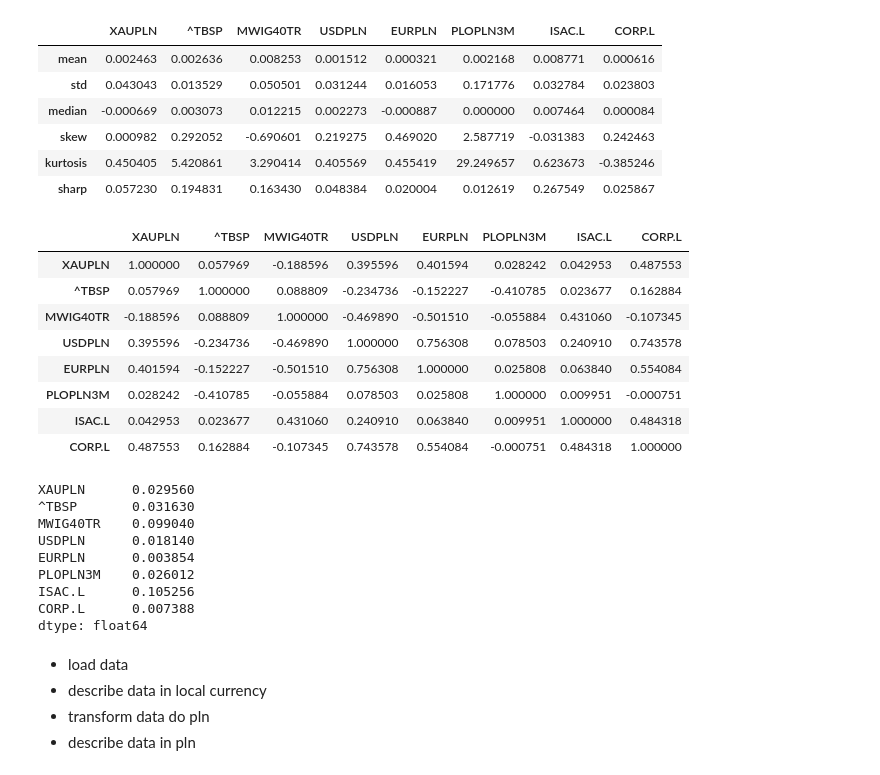
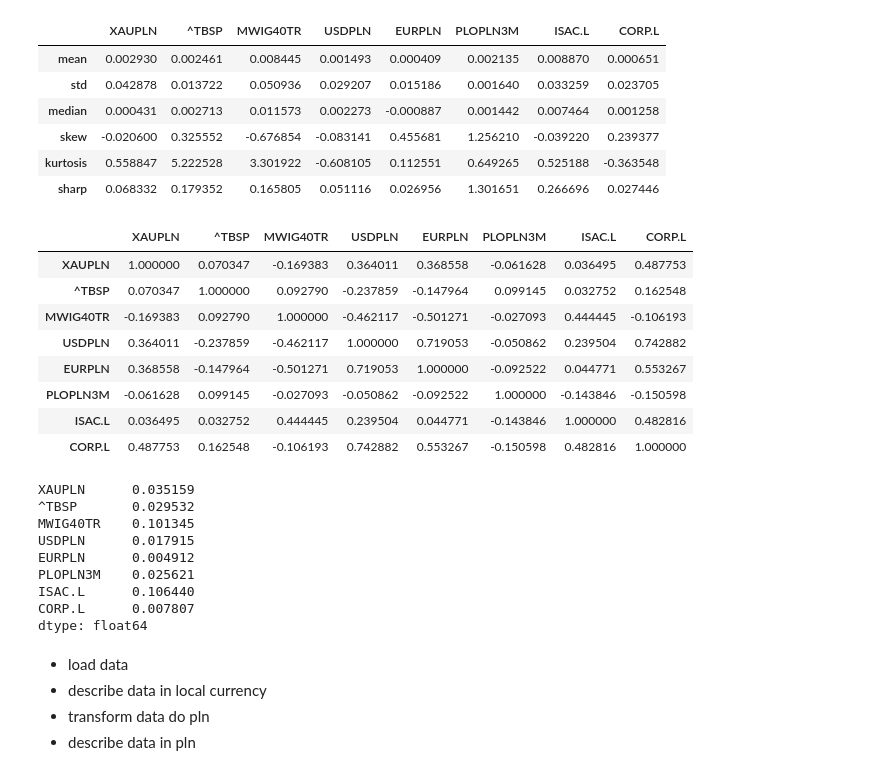
Before and after one commit to msz13/Goal-Based-Investing, a Jupyter notebook: esg/preproccessing.ipynb, the cells around one changed output. Saved outputs shown, nothing was run; the diff lists cells and outputs as text; code cells hidden in the pictures.

```diff
--- a/esg/preproccessing.ipynb
+++ b/esg/preproccessing.ipynb
@@ -55,7 +52,7 @@ stooq_tickers = ['XAUPLN', '^TBSP', 'MWIG40TR', 'USDPLN', 'EURPLN', 'PLOPLN3M']
 #na przyszłość EAFA,EEM,ACWI
 # %%
 base_prices = pd.DataFrame({})
-start = '2012-01-01'
+start = '2012-06-01'
 
 for ticker in stooq_tickers:
     base_prices[ticker] = loadStooqData(ticker,start)
@@ -81,41 +90,42 @@ assets_performance(monthly_base_returns)
 # %%
 #calculate pln returns
 pln_prices = monthly_base_prices
 pln_prices['ISAC.L'] = monthly_base_prices['ISAC.L'] * monthly_base_prices['USDPLN']
 pln_prices['CORP.L'] = monthly_base_prices['CORP.L'] * monthly_base_prices['USDPLN']
 pln_returns = np.log(pln_prices/pln_prices.shift(1))
+pln_returns['PLOPLN3M'] = pln_prices['PLOPLN3M'] / 100 / 12
 assets_performance(pln_returns)
 # %% [output]
 |  | XAUPLN | ^TBSP | MWIG40TR | USDPLN | EURPLN | PLOPLN3M | ISAC.L | CORP.L |
-| mean | 0.002463 | 0.002636 | 0.008253 | 0.001512 | 0.000321 | 0.002168 | 0.008771 | 0.000616 |
-| std | 0.043043 | 0.013529 | 0.050501 | 0.031244 | 0.016053 | 0.171776 | 0.032784 | 0.023803 |
-| median | -0.000669 | 0.003073 | 0.012215 | 0.002273 | -0.000887 | 0.000000 | 0.007464 | 0.000084 |
-| skew | 0.000982 | 0.292052 | -0.690601 | 0.219275 | 0.469020 | 2.587719 | -0.031383 | 0.242463 |
-| kurtosis | 0.450405 | 5.420861 | 3.290414 | 0.405569 | 0.455419 | 29.249657 | 0.623673 | -0.385246 |
-| sharp | 0.057230 | 0.194831 | 0.163430 | 0.048384 | 0.020004 | 0.012619 | 0.267549 | 0.025867 |
+| mean | 0.002930 | 0.002461 | 0.008445 | 0.001493 | 0.000409 | 0.002135 | 0.008870 | 0.000651 |
+| std | 0.042878 | 0.013722 | 0.050936 | 0.029207 | 0.015186 | 0.001640 | 0.033259 | 0.023705 |
+| median | 0.000431 | 0.002713 | 0.011573 | 0.002273 | -0.000887 | 0.001442 | 0.007464 | 0.001258 |
+| skew | -0.020600 | 0.325552 | -0.676854 | -0.083141 | 0.455681 | 1.256210 | -0.039220 | 0.239377 |
+| kurtosis | 0.558847 | 5.222528 | 3.301922 | -0.608105 | 0.112551 | 0.649265 | 0.525188 | -0.363548 |
+| sharp | 0.068332 | 0.179352 | 0.165805 | 0.051116 | 0.026956 | 1.301651 | 0.266696 | 0.027446 |
 # %%
 pln_returns.corr()
 # %% [output]
 |  | XAUPLN | ^TBSP | MWIG40TR | USDPLN | EURPLN | PLOPLN3M | ISAC.L | CORP.L |
-| XAUPLN | 1.000000 | 0.057969 | -0.188596 | 0.395596 | 0.401594 | 0.028242 | 0.042953 | 0.487553 |
-| ^TBSP | 0.057969 | 1.000000 | 0.088809 | -0.234736 | -0.152227 | -0.410785 | 0.023677 | 0.162884 |
-| MWIG40TR | -0.188596 | 0.088809 | 1.000000 | -0.469890 | -0.501510 | -0.055884 | 0.431060 | -0.107345 |
-| USDPLN | 0.395596 | -0.234736 | -0.469890 | 1.000000 | 0.756308 | 0.078503 | 0.240910 | 0.743578 |
-| EURPLN | 0.401594 | -0.152227 | -0.501510 | 0.756308 | 1.000000 | 0.025808 | 0.063840 | 0.554084 |
-| PLOPLN3M | 0.028242 | -0.410785 | -0.055884 | 0.078503 | 0.025808 | 1.000000 | 0.009951 | -0.000751 |
-| ISAC.L | 0.042953 | 0.023677 | 0.431060 | 0.240910 | 0.063840 | 0.009951 | 1.000000 | 0.484318 |
-| CORP.L | 0.487553 | 0.162884 | -0.107345 | 0.743578 | 0.554084 | -0.000751 | 0.484318 | 1.000000 |
+| XAUPLN | 1.000000 | 0.070347 | -0.169383 | 0.364011 | 0.368558 | -0.061628 | 0.036495 | 0.487753 |
+| ^TBSP | 0.070347 | 1.000000 | 0.092790 | -0.237859 | -0.147964 | 0.099145 | 0.032752 | 0.162548 |
+| MWIG40TR | -0.169383 | 0.092790 | 1.000000 | -0.462117 | -0.501271 | -0.027093 | 0.444445 | -0.106193 |
+| USDPLN | 0.364011 | -0.237859 | -0.462117 | 1.000000 | 0.719053 | -0.050862 | 0.239504 | 0.742882 |
+| EURPLN | 0.368558 | -0.147964 | -0.501271 | 0.719053 | 1.000000 | -0.092522 | 0.044771 | 0.553267 |
+| PLOPLN3M | -0.061628 | 0.099145 | -0.027093 | -0.050862 | -0.092522 | 1.000000 | -0.143846 | -0.150598 |
+| ISAC.L | 0.036495 | 0.032752 | 0.444445 | 0.239504 | 0.044771 | -0.143846 | 1.000000 | 0.482816 |
+| CORP.L | 0.487753 | 0.162548 | -0.106193 | 0.742882 | 0.553267 | -0.150598 | 0.482816 | 1.000000 |
 # %%
 pln_returns.mean() * 12
 # %% [output]
-XAUPLN      0.029560
-^TBSP       0.031630
-MWIG40TR    0.099040
-USDPLN      0.018140
-EURPLN      0.003854
-PLOPLN3M    0.026012
-ISAC.L      0.105256
-CORP.L      0.007388
+XAUPLN      0.035159
+^TBSP       0.029532
+MWIG40TR    0.101345
+USDPLN      0.017915
+EURPLN      0.004912
+PLOPLN3M    0.025621
+ISAC.L      0.106440
+CORP.L      0.007807
 dtype: float64
 # %%
 expected_returns = pd.Series({
```
Also changed, not shown: parts of 17 cells of this notebook, 1 other file.
